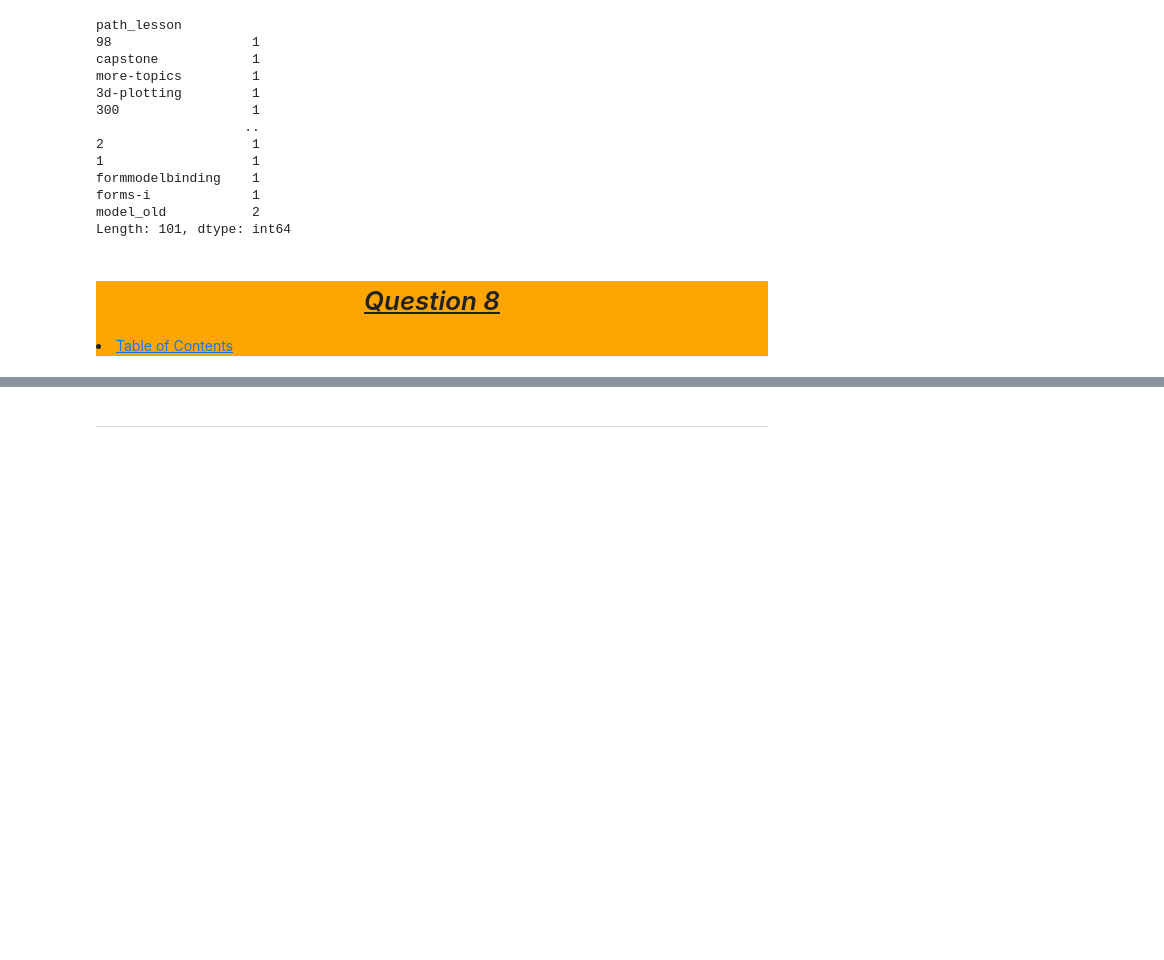
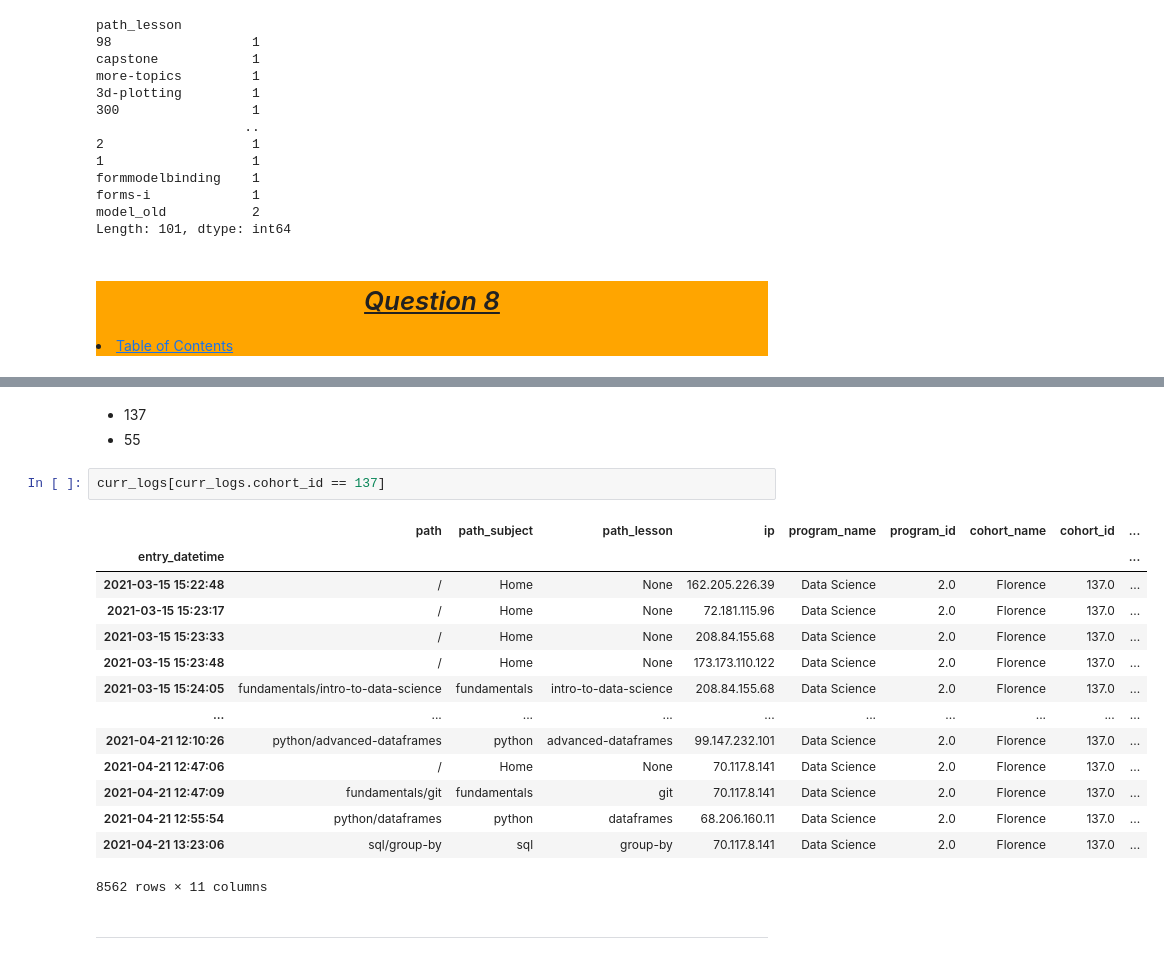
Before and after one commit to Jared-Wood135/anomaly-detection-exercises, a Jupyter notebook: final.ipynb, the cells around one changed output, grey strips where cells are left out. Drawn from its saved outputs; the diff is of its cells as text; blank space fills up the shorter version.

```diff
--- a/final.ipynb
+++ b/final.ipynb
@@ -521,3 +546,23 @@ Length: 101, dtype: int64
+# %% [markdown]
+- 137
+- 55
+# %%
+curr_logs[curr_logs.cohort_id == 137]
+# %% [output]
+|  | path | path_subject | path_lesson | ip | program_name | program_id | cohort_name | cohort_id | ... |
+| entry_datetime |  |  |  |  |  |  |  |  | ... |
+| 2021-03-15 15:22:48 | / | Home | None | 162.205.226.39 | Data Science | 2.0 | Florence | 137.0 | ... |
+| 2021-03-15 15:23:17 | / | Home | None | 72.181.115.96 | Data Science | 2.0 | Florence | 137.0 | ... |
+| 2021-03-15 15:23:33 | / | Home | None | 208.84.155.68 | Data Science | 2.0 | Florence | 137.0 | ... |
+| 2021-03-15 15:23:48 | / | Home | None | 173.173.110.122 | Data Science | 2.0 | Florence | 137.0 | ... |
+| 2021-03-15 15:24:05 | fundamentals/intro-to-data-science | fundamentals | intro-to-data-science | 208.84.155.68 | Data Science | 2.0 | Florence | 137.0 | ... |
+| ... | ... | ... | ... | ... | ... | ... | ... | ... | ... |
+| 2021-04-21 12:10:26 | python/advanced-dataframes | python | advanced-dataframes | 99.147.232.101 | Data Science | 2.0 | Florence | 137.0 | ... |
+| 2021-04-21 12:47:06 | / | Home | None | 70.117.8.141 | Data Science | 2.0 | Florence | 137.0 | ... |
+| 2021-04-21 12:47:09 | fundamentals/git | fundamentals | git | 70.117.8.141 | Data Science | 2.0 | Florence | 137.0 | ... |
+| 2021-04-21 12:55:54 | python/dataframes | python | dataframes | 68.206.160.11 | Data Science | 2.0 | Florence | 137.0 | ... |
+| 2021-04-21 13:23:06 | sql/group-by | sql | group-by | 70.117.8.141 | Data Science | 2.0 | Florence | 137.0 | ... |
+8562 rows × 11 columns
 # %% [markdown]
 ---
 # %% [markdown]
```
Also changed, not shown: parts of 4 cells of this notebook.
